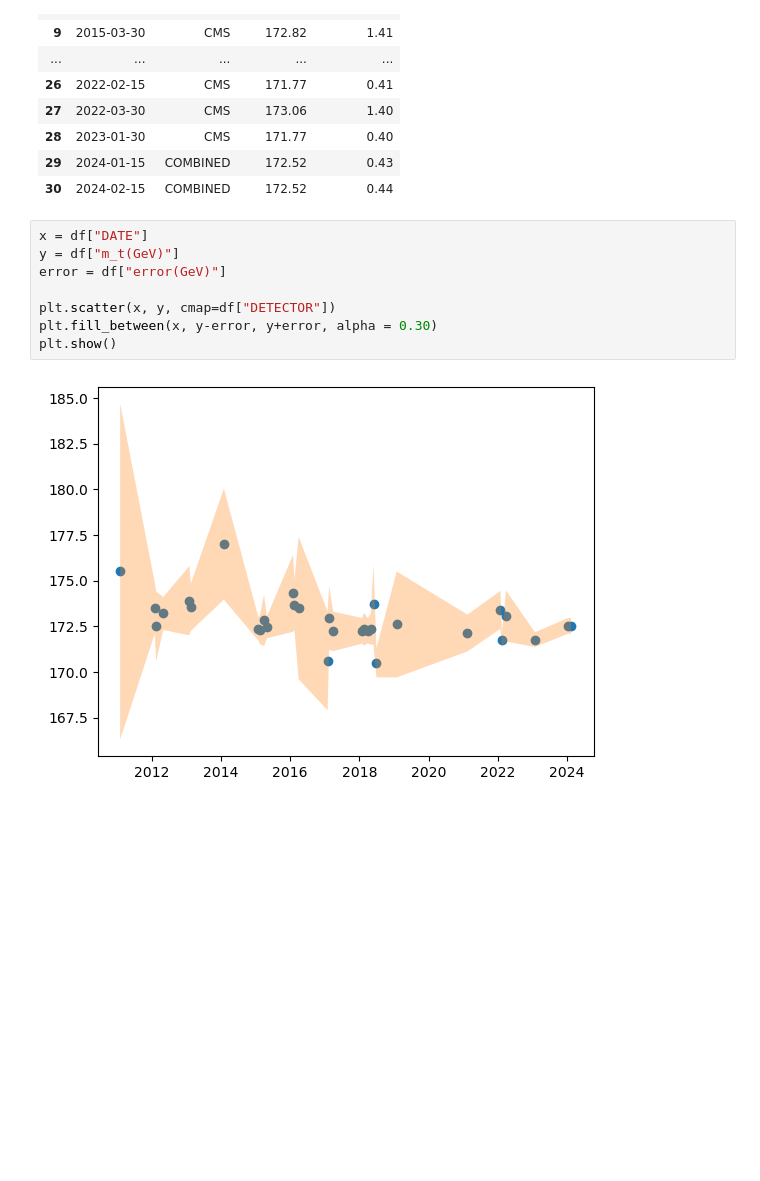
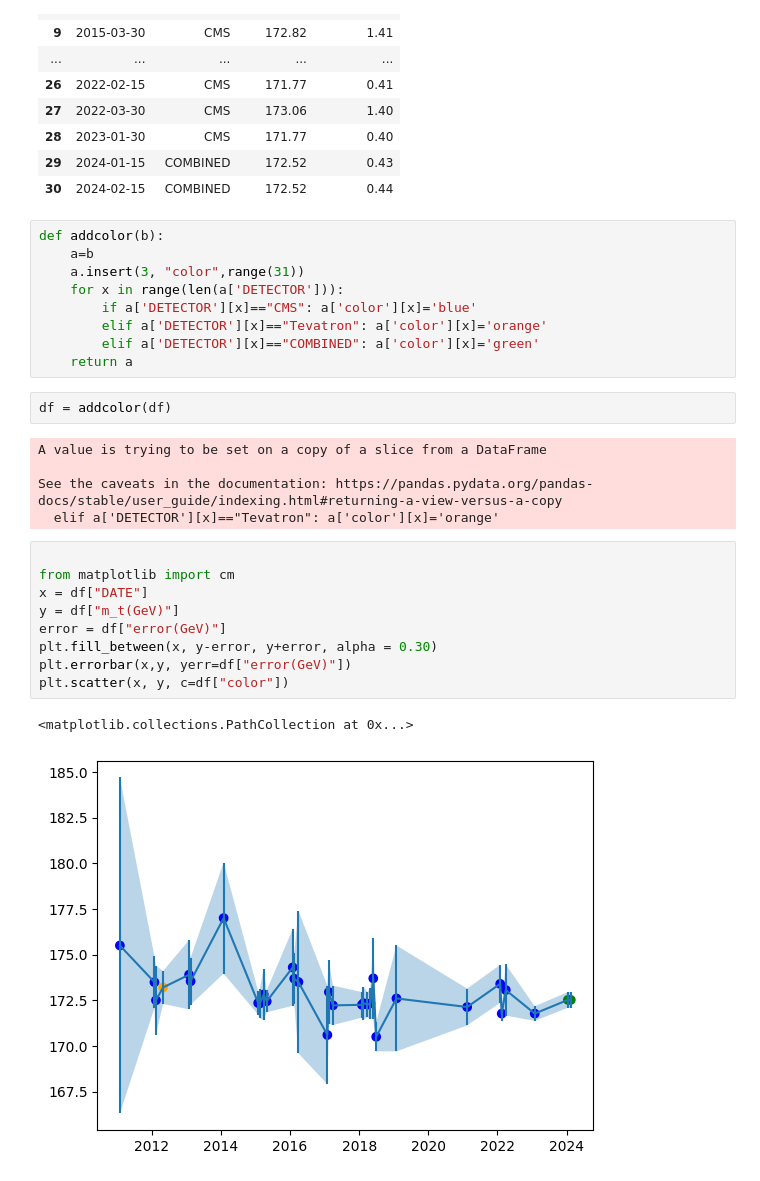
Before and after one commit to ysfcil/Data-Analysis, a Jupyter notebook: top_quark.ipynb, the cells around one changed output. Saved outputs shown, nothing was run; the diff lists cells and outputs as text; blank space fills up the shorter version.

```diff
--- a/top_quark.ipynb
+++ b/top_quark.ipynb
@@ -46,13 +46,31 @@ df
 | 28 | 2023-01-30 | CMS | 171.77 | 0.40 |
 | 29 | 2024-01-15 | COMBINED | 172.52 | 0.43 |
 | 30 | 2024-02-15 | COMBINED | 172.52 | 0.44 |
+# %%
+def addcolor(b):
+    a=b
+    a.insert(3, "color",range(31))
+    for x in range(len(a['DETECTOR'])):
+        if a['DETECTOR'][x]=="CMS": a['color'][x]='blue'
+        elif a['DETECTOR'][x]=="Tevatron": a['color'][x]='orange'
+        elif a['DETECTOR'][x]=="COMBINED": a['color'][x]='green'
+    return a
+# %%
+df = addcolor(df)
+# %% [output]
+A value is trying to be set on a copy of a slice from a DataFrame
+
+See the caveats in the documentation: https://pandas.pydata.org/pandas-docs/stable/user_guide/indexing.html#returning-a-view-versus-a-copy
+  elif a['DETECTOR'][x]=="Tevatron": a['color'][x]='orange'
 # %%
+
+from matplotlib import cm
 x = df["DATE"]
 y = df["m_t(GeV)"]
 error = df["error(GeV)"]
-
-plt.scatter(x, y, cmap=df["DETECTOR"])
 plt.fill_between(x, y-error, y+error, alpha = 0.30)
-plt.show()
+plt.errorbar(x,y, yerr=df["error(GeV)"])
+plt.scatter(x, y, c=df["color"])
 # %% [output]
+<matplotlib.collections.PathCollection at 0x...>
-[figure, old version]
+[figure, new version]
```
Also changed, not shown: parts of 1 cell of this notebook, 23 other files.
